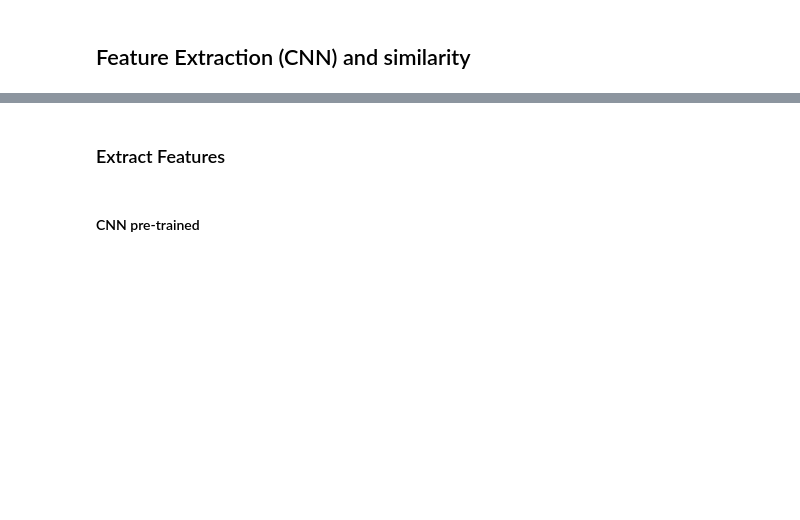
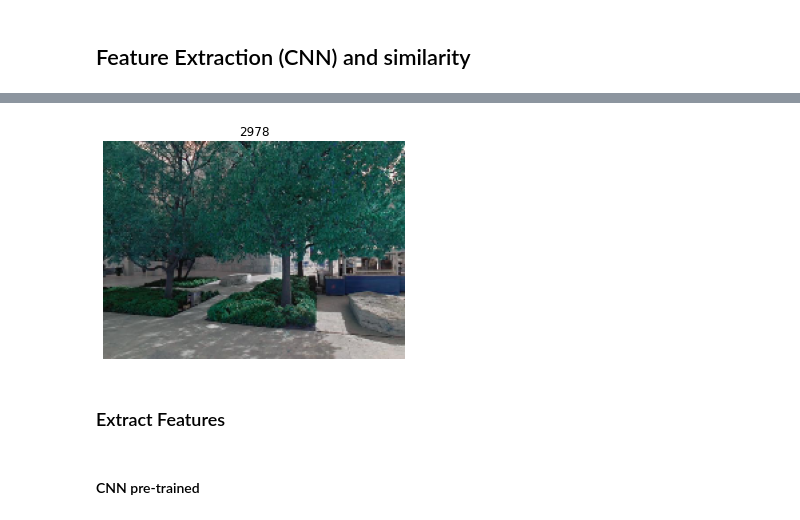
Before and after one commit to anankeman/CV-fineLocation, a Jupyter notebook: Image similarity.ipynb, the cells around one changed output, grey strips where cells are left out. Saved outputs shown, nothing was run; the diff lists cells and outputs as text; code cells hidden in the pictures; blank space fills up the shorter version.

```diff
--- a/Image similarity.ipynb
+++ b/Image similarity.ipynb
@@ -40,3 +40,10 @@ data.shape
+# %%
+plt.imshow(data[0], cmap='gray')
+plt.title(im)
+plt.axis('off')
+plt.show()
+# %% [output]
+[figure, added]
 # %% [markdown]
 ### Extract Features
 # %% [markdown]
```
Also changed, not shown: parts of 31 cells of this notebook, 1 other file.
